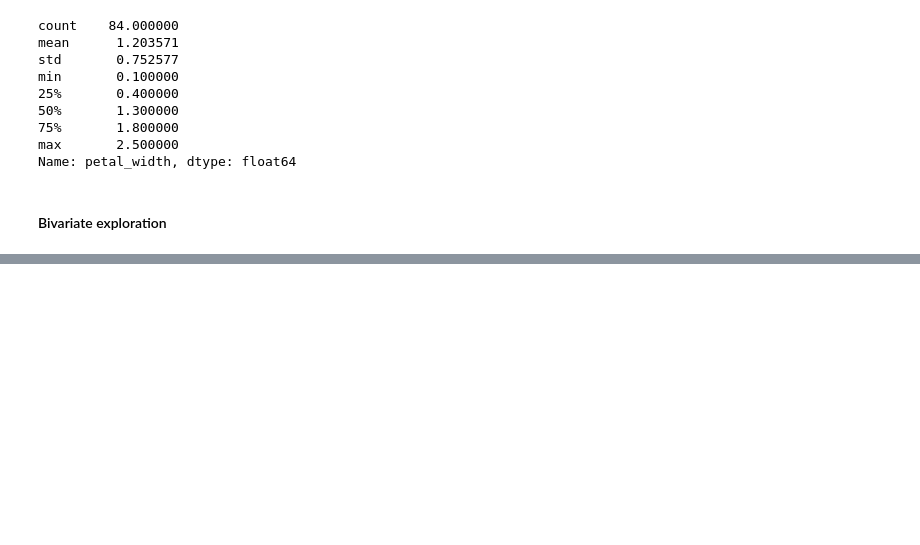
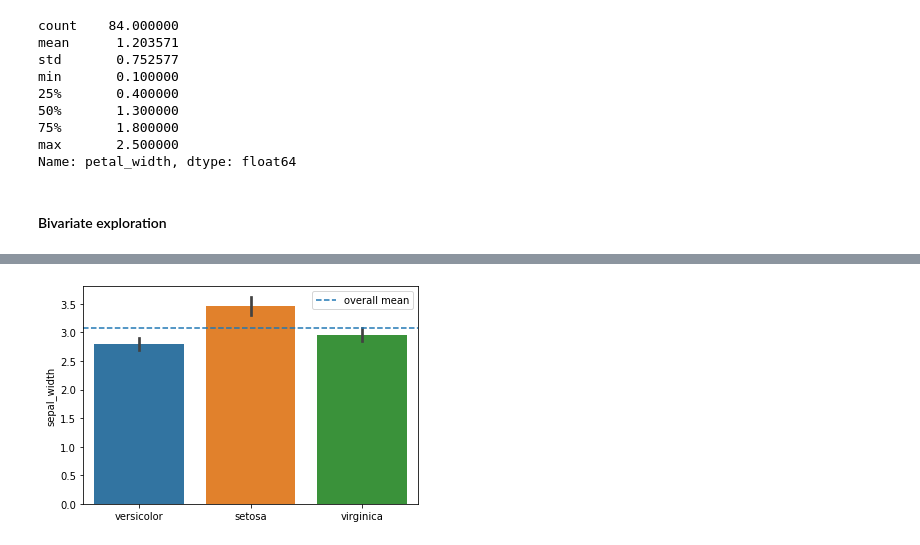
Before and after one commit to NSharick/classification-exercises, a Jupyter notebook: classification_exercises.ipynb, the cells around one changed output, grey strips where cells are left out. Saved outputs shown, nothing was run; the diff lists cells and outputs as text; code cells hidden in the pictures; blank space fills up the shorter version.

```diff
--- a/classification_exercises.ipynb
+++ b/classification_exercises.ipynb
@@ -953,0 +965,10 @@ Name: petal_width, dtype: float64
+# %%
+#plot sepal width against species and include mean line
+mean_sw = train.sepal_width.mean()
+sns.barplot('species_name', 'sepal_width', data=train)
+plt.axhline(mean_sw, ls='--', label='overall mean')
+plt.xlabel('')
+plt.legend()
+plt.show()
+# %% [output]
+[figure, added]
```
Also changed, not shown: parts of 41 cells of this notebook.
